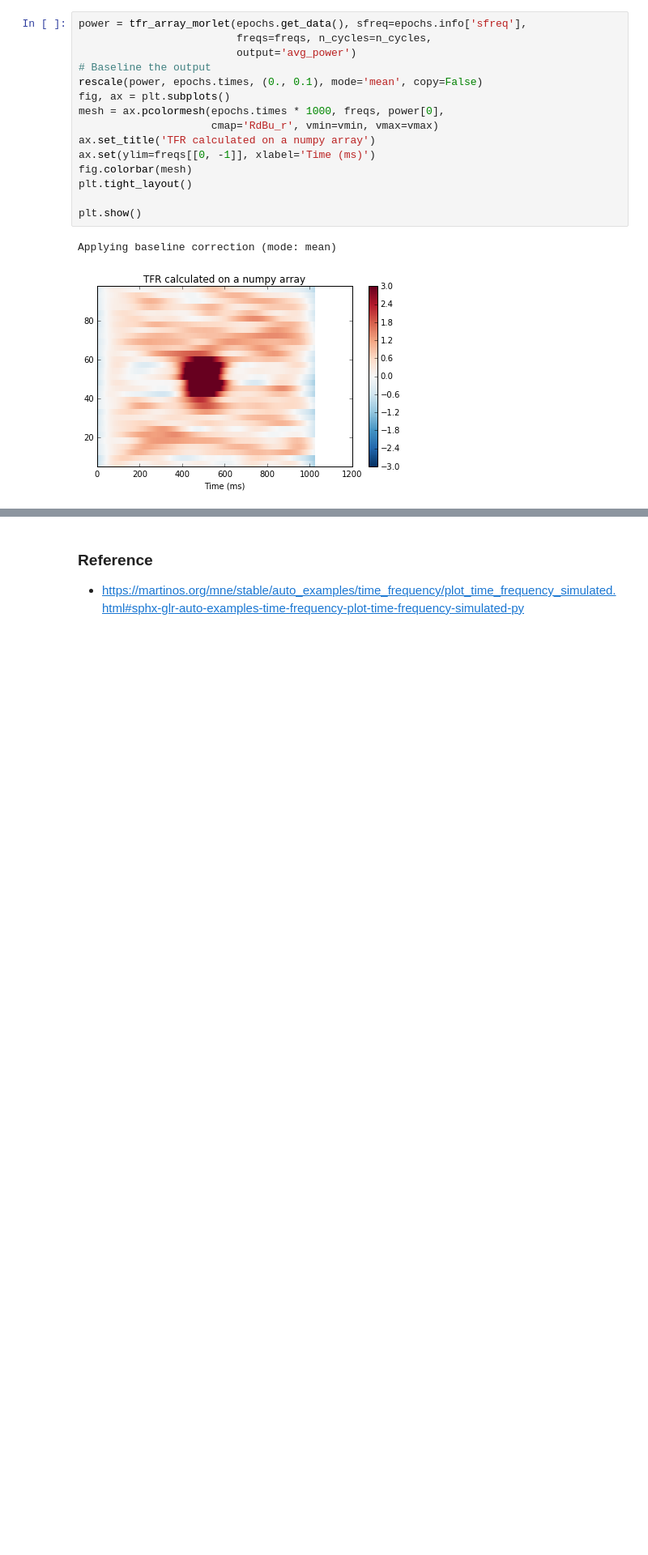
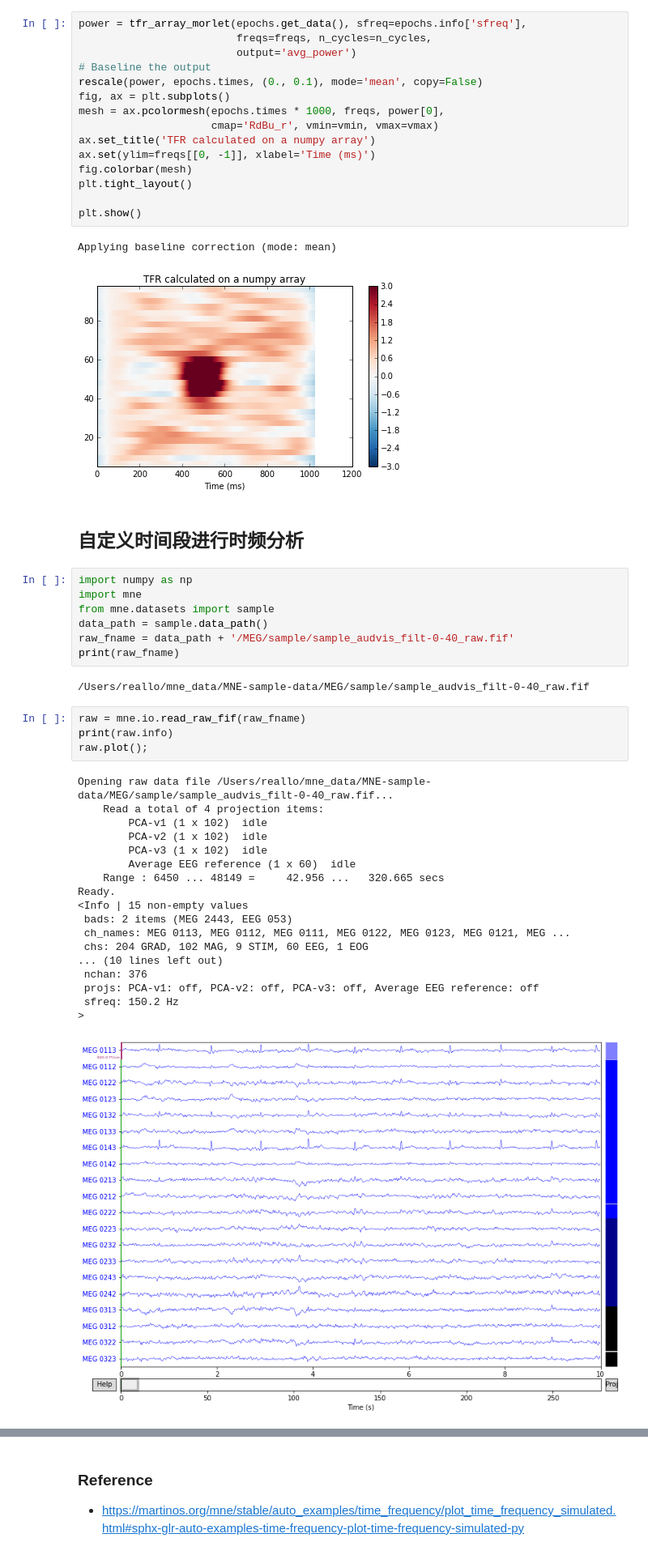
Before and after one commit to LiaoPan/MNE-Cookbook, a Jupyter notebook: Time-frequency on simulated data .ipynb, the cells around one changed output, grey strips where cells are left out. Shown at 81% size. Drawn from its saved outputs; the diff is of its cells as text; blank space fills up the shorter version.

```diff
--- a/Time-frequency on simulated data .ipynb
+++ b/Time-frequency on simulated data .ipynb
@@ -306,3 +306,37 @@ plt.show()
 # %% [output]
 Applying baseline correction (mode: mean)
 [figure]
+# %% [markdown]
+## 自定义时间段进行时频分析
+# %%
+import numpy as np
+import mne
+from mne.datasets import sample
+data_path = sample.data_path()
+raw_fname = data_path + '/MEG/sample/sample_audvis_filt-0-40_raw.fif'
+print(raw_fname)
+# %% [output]
+/Users/reallo/mne_data/MNE-sample-data/MEG/sample/sample_audvis_filt-0-40_raw.fif
+# %%
+raw = mne.io.read_raw_fif(raw_fname)
+print(raw.info)
+raw.plot();
+# %% [output]
+Opening raw data file /Users/reallo/mne_data/MNE-sample-data/MEG/sample/sample_audvis_filt-0-40_raw.fif...
+    Read a total of 4 projection items:
+        PCA-v1 (1 x 102)  idle
+        PCA-v2 (1 x 102)  idle
+        PCA-v3 (1 x 102)  idle
+        Average EEG reference (1 x 60)  idle
+    Range : 6450 ... 48149 =     42.956 ...   320.665 secs
+Ready.
+<Info | 15 non-empty values
+ bads: 2 items (MEG 2443, EEG 053)
+ ch_names: MEG 0113, MEG 0112, MEG 0111, MEG 0122, MEG 0123, MEG 0121, MEG ...
+ chs: 204 GRAD, 102 MAG, 9 STIM, 60 EEG, 1 EOG
+... (10 lines left out)
+ nchan: 376
+ projs: PCA-v1: off, PCA-v2: off, PCA-v3: off, Average EEG reference: off
+ sfreq: 150.2 Hz
+>
+[figure, added]
```
Also changed, not shown: parts of 4 cells of this notebook.
